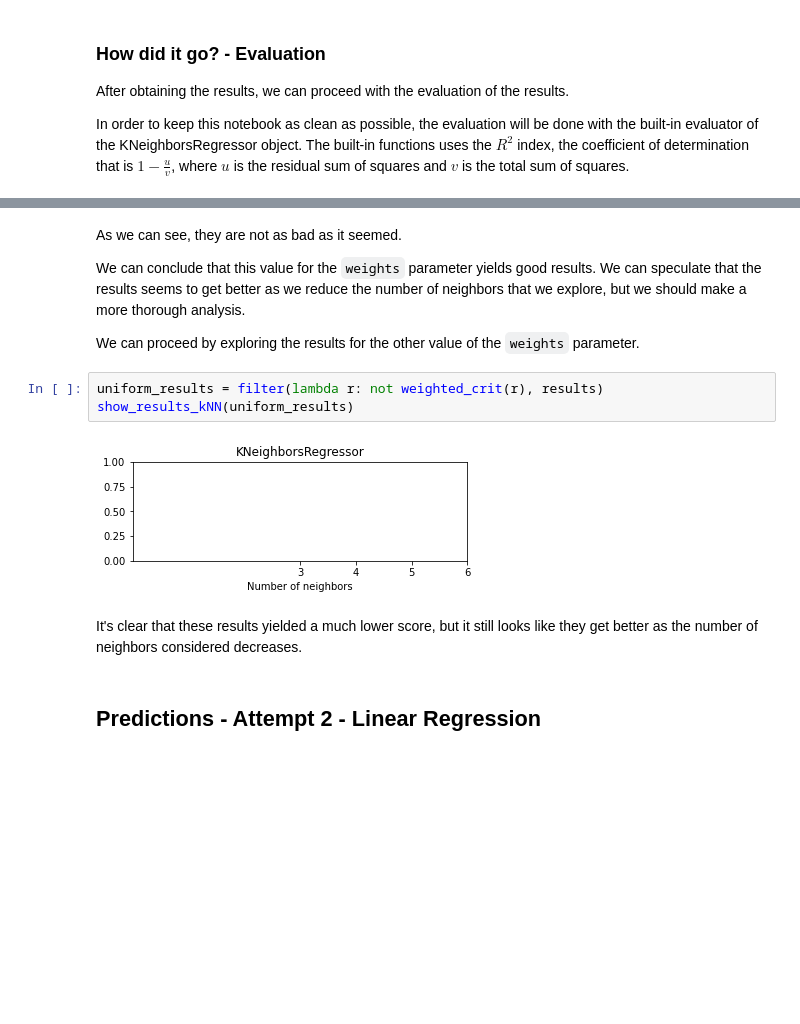
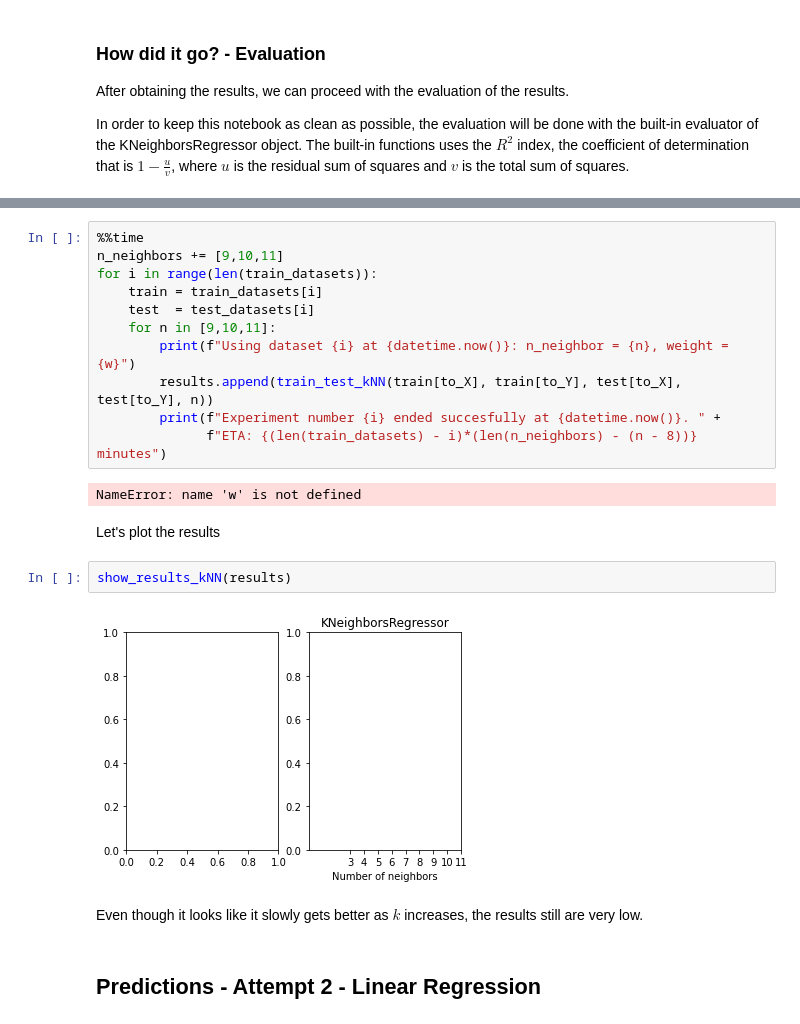
Before and after one commit to ProgettoDWM2022/Zillow, a Jupyter notebook: Prediction - Simonato.ipynb, the cells around one changed output, grey strips where cells are left out. Saved outputs shown, nothing was run; the diff lists cells and outputs as text; blank space fills up the shorter version.

```diff
--- a/Prediction - Simonato.ipynb
+++ b/Prediction - Simonato.ipynb
@@ -148,16 +156,24 @@ show_results_kNN(weighted_results)
-# %% [markdown]
-As we can see, they are not as bad as it seemed.
-
-We can conclude that this value for the `weights` parameter yields good results. We can speculate that the results seems to get better as we reduce the number of neighbors that we explore, but we should make a more thorough analysis.
-
-We can proceed by exploring the results for the other value of the `weights` parameter.
-# %%
-uniform_results = filter(lambda r: not weighted_crit(r), results)
-show_results_kNN(uniform_results)
-# %% [output]
-[figure, removed]
-# %% [markdown]
-It's clear that these results yielded a much lower score, but it still looks like they get better as the number of neighbors considered decreases.
+# %%
+%%time
+n_neighbors += [9,10,11]
+for i in range(len(train_datasets)):
+    train = train_datasets[i]
+    test  = test_datasets[i]
+    for n in [9,10,11]:
+        print(f"Using dataset {i} at {datetime.now()}: n_neighbor = {n}, weight = {w}")
+        results.append(train_test_kNN(train[to_X], train[to_Y], test[to_X], test[to_Y], n))
+        print(f"Experiment number {i} ended succesfully at {datetime.now()}. " +
+              f"ETA: {(len(train_datasets) - i)*(len(n_neighbors) - (n - 8))} minutes")
+# %% [output]
+NameError: name 'w' is not defined
+# %% [markdown]
+Let's plot the results
+# %%
+show_results_kNN(results)
+# %% [output]
+[figure, added]
+# %% [markdown]
+Even though it looks like it slowly gets better as $k$ increases, the results still are very low.
 # %% [markdown]
 ## Predictions - Attempt 2 - Linear Regression
 # %% [markdown]
```
Also changed, not shown: parts of 14 cells of this notebook.
